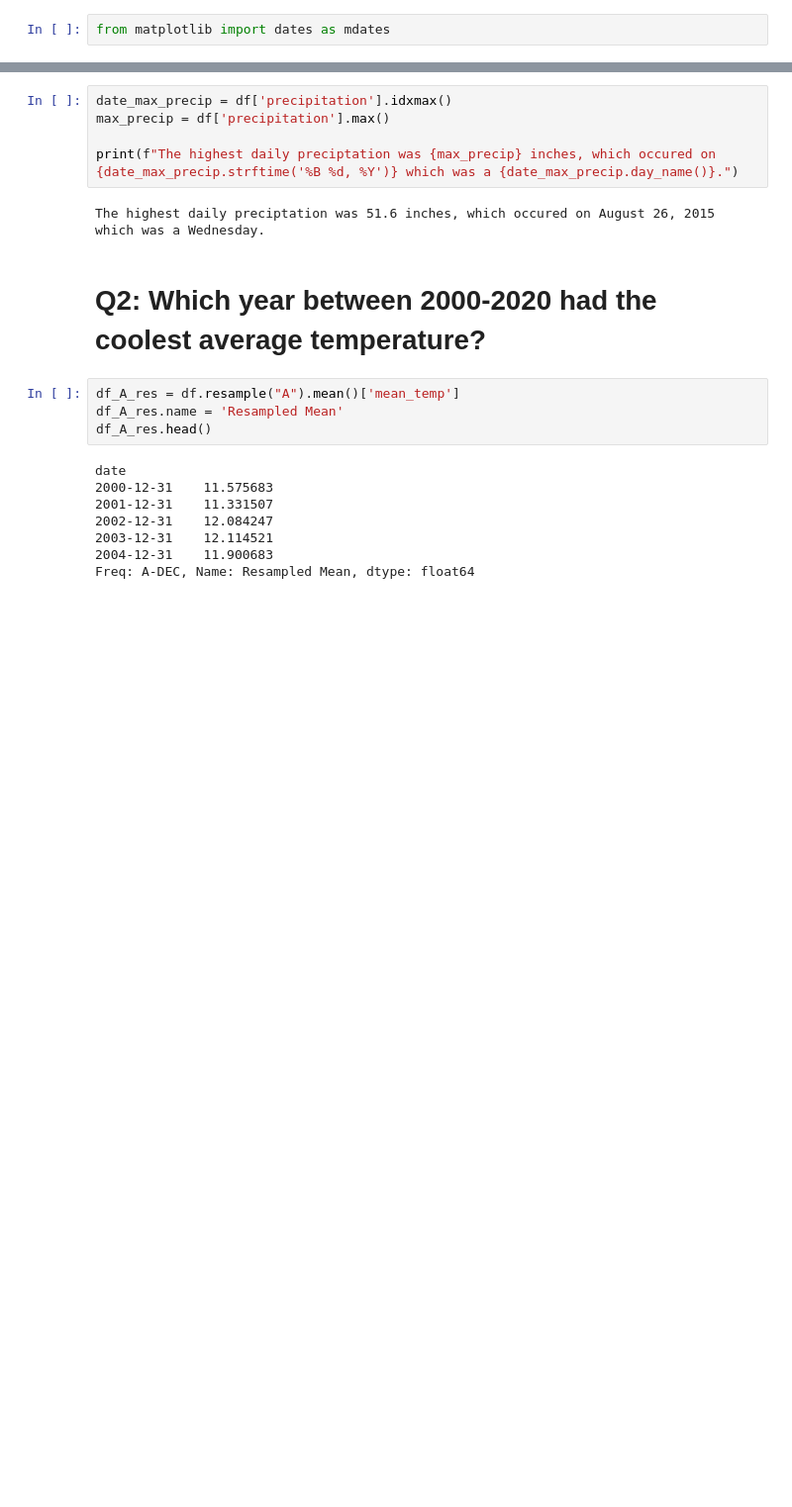
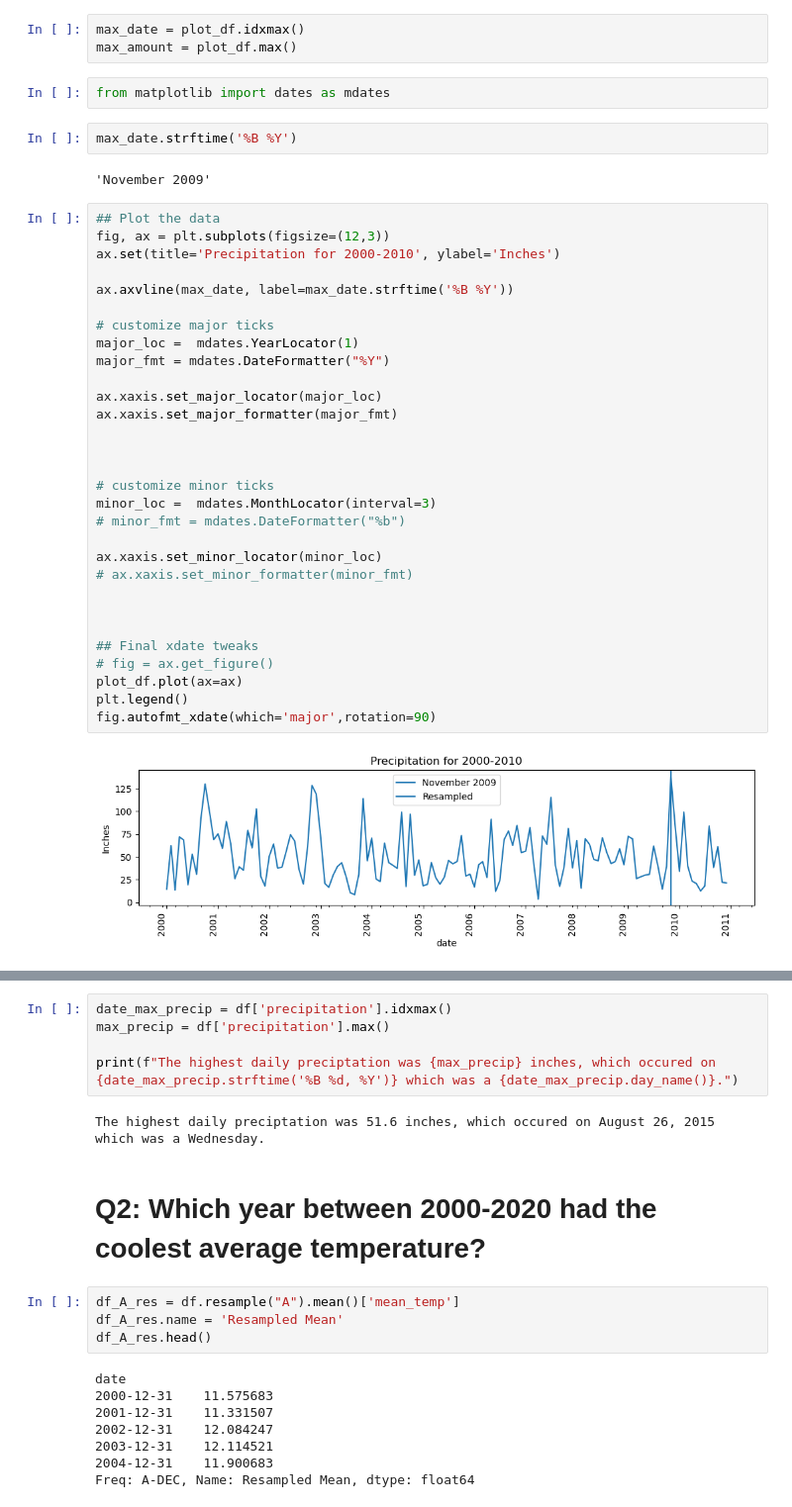
Before and after one commit to brittanymlassiter/Resampling-Datetime-Data-Core, a Jupyter notebook: Resampling Datetime Data.ipynb, the cells around one changed output, grey strips where cells are left out. Shown: that part at 99% size. Saved outputs shown, nothing was run; the diff lists cells and outputs as text; blank space fills up the shorter version.

```diff
--- a/Resampling Datetime Data.ipynb
+++ b/Resampling Datetime Data.ipynb
@@ -157,5 +157,44 @@ plot_df
+# %%
+max_date = plot_df.idxmax()
+max_amount = plot_df.max()
 # %%
 from matplotlib import dates as mdates
+# %%
+max_date.strftime('%B %Y')
+# %% [output]
+'November 2009'
+# %%
+## Plot the data
+fig, ax = plt.subplots(figsize=(12,3))
+ax.set(title='Precipitation for 2000-2010', ylabel='Inches')
+
+ax.axvline(max_date, label=max_date.strftime('%B %Y'))
+
+# customize major ticks
+major_loc =  mdates.YearLocator(1)
+major_fmt = mdates.DateFormatter("%Y")
+
+ax.xaxis.set_major_locator(major_loc)
+ax.xaxis.set_major_formatter(major_fmt)
+
+
+
+# customize minor ticks
+minor_loc =  mdates.MonthLocator(interval=3)
+# minor_fmt = mdates.DateFormatter("%b")
+
+ax.xaxis.set_minor_locator(minor_loc)
+# ax.xaxis.set_minor_formatter(minor_fmt)
+
+
+
+## Final xdate tweaks
+# fig = ax.get_figure()
+plot_df.plot(ax=ax)
+plt.legend()
+fig.autofmt_xdate(which='major',rotation=90)
+# %% [output]
+[figure, added]
 # %%
 ## Plot the data
 ax = plot_df.plot(figsize=(12,3))
```
Also changed, not shown: parts of 2 cells of this notebook.
